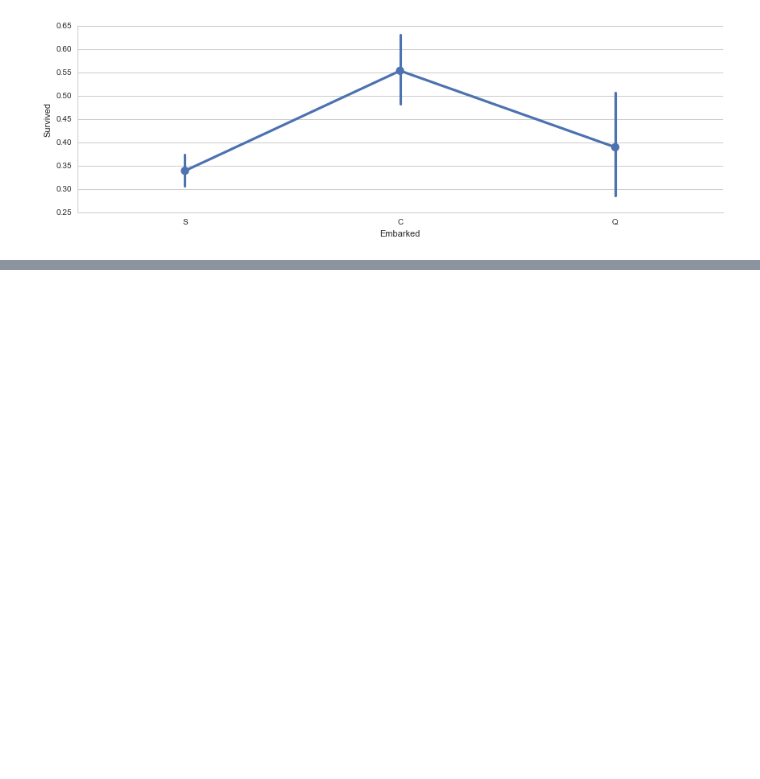
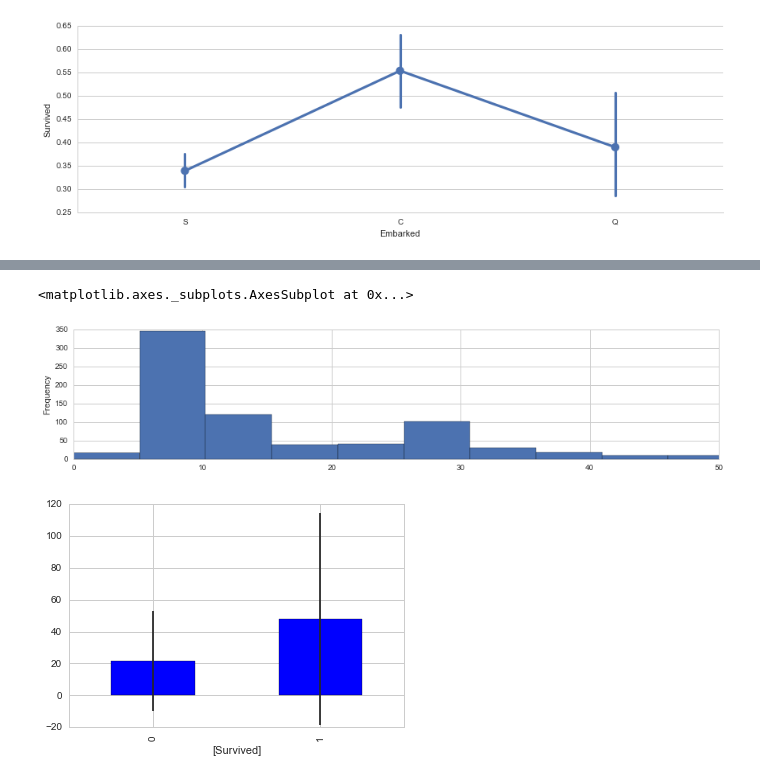
Before and after one commit to yiclwh/Project_1_Titanic, a Jupyter notebook: RandomForest2.ipynb, the cells around one changed output, grey strips where cells are left out. Cells and saved outputs as stored; diff of their text form; code cells hidden in the pictures; blank space fills up the shorter version.

```diff
--- a/RandomForest2.ipynb
+++ b/RandomForest2.ipynb
@@ -58,0 +61,38 @@ sns.barplot(x='Embarked', y = 'Survived', data=embark_perc, order=['S', 'C', 'Q'
+# %%
+# Either to consider Embarked column in predictions,
+# and remove "S" dummy variable,
+# and leave "C" & "Q", since they seem to have a good rate for Survival.
+
+# OR, don't create dummy variables for Embarked column, just drop it,
+# because logically, Embarked doesn't seem to be useful in prediction.
+
+embark_dummies_titanic = pd.get_dummies(titanic_df['Embarked'])
+embark_dummies_titanic.drop(['S'], axis=1, inplace=True)
+titanic_df = titanic_df.join(embark_dummies_titanic)
+
+embark_dummies_test  = pd.get_dummies(test_df['Embarked'])
+embark_dummies_test.drop(['S'], axis=1, inplace=True)
+test_df = test_df.join(embark_dummies_test)
+
+titanic_df.drop(['Embarked'], axis=1,inplace=True)
+test_df.drop(['Embarked'], axis=1, inplace=True)
+# %%
+test_df['Fare'].fillna(test_df['Fare'].median(), inplace=True)
+# %%
+titanic_df['Fare']=titanic_df['Fare'].astype(int)
+test_df['Fare']=test_df['Fare'].astype(int)
+
+fare_not_survived = titanic_df['Fare'][titanic_df['Survived']==0]
+fare_survived = titanic_df['Fare'][titanic_df['Survived']==1]
+
+average_fare = DataFrame([fare_not_survived.mean(), fare_survived.mean()])
+std_fare = DataFrame([fare_not_survived.std(), fare_survived.std()])
+
+titanic_df['Fare'].plot(kind='hist', figsize=(15,3),bins=100, xlim=(0,50))
+
+average_fare.index.name = std_fare.index.name = ['Survived']
+average_fare.plot(yerr=std_fare,kind='bar',legend=False)
+# %% [output]
+<matplotlib.axes._subplots.AxesSubplot at 0x...>
+[figure, added]
+[figure, added]
```
Also changed, not shown: parts of 20 cells of this notebook, 7 other files.
